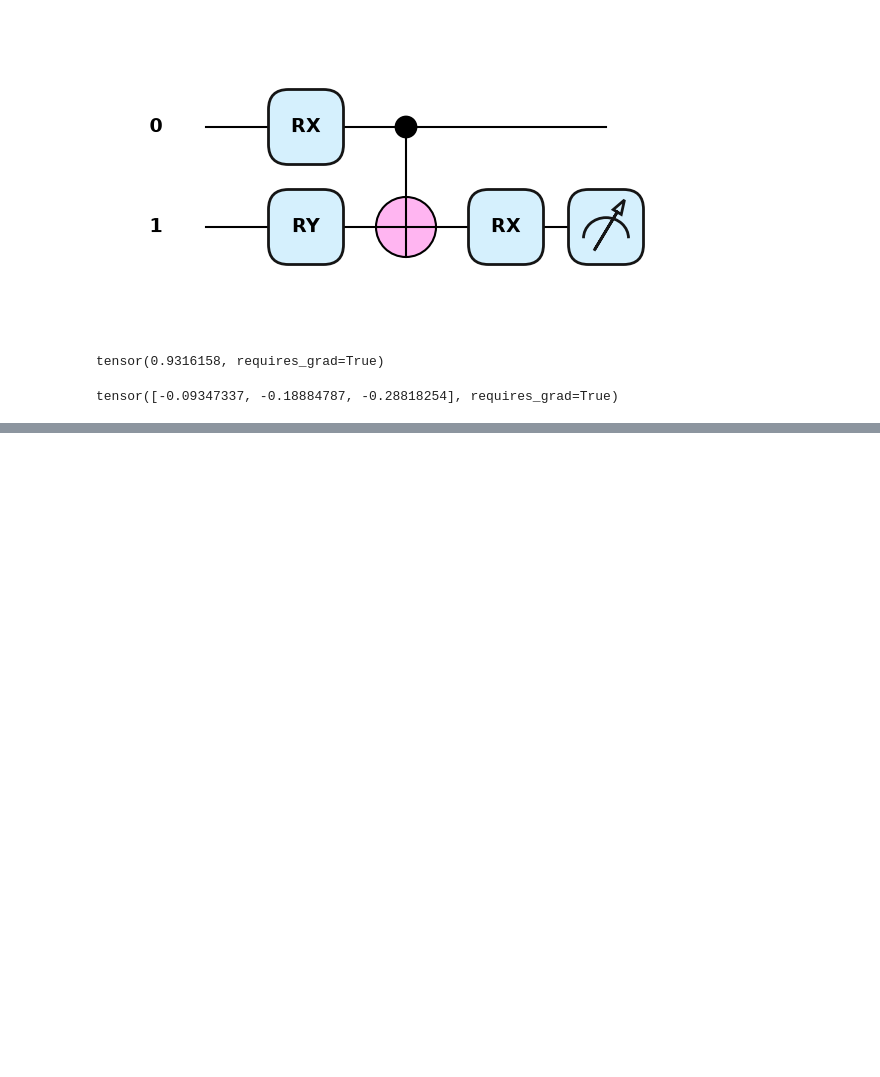
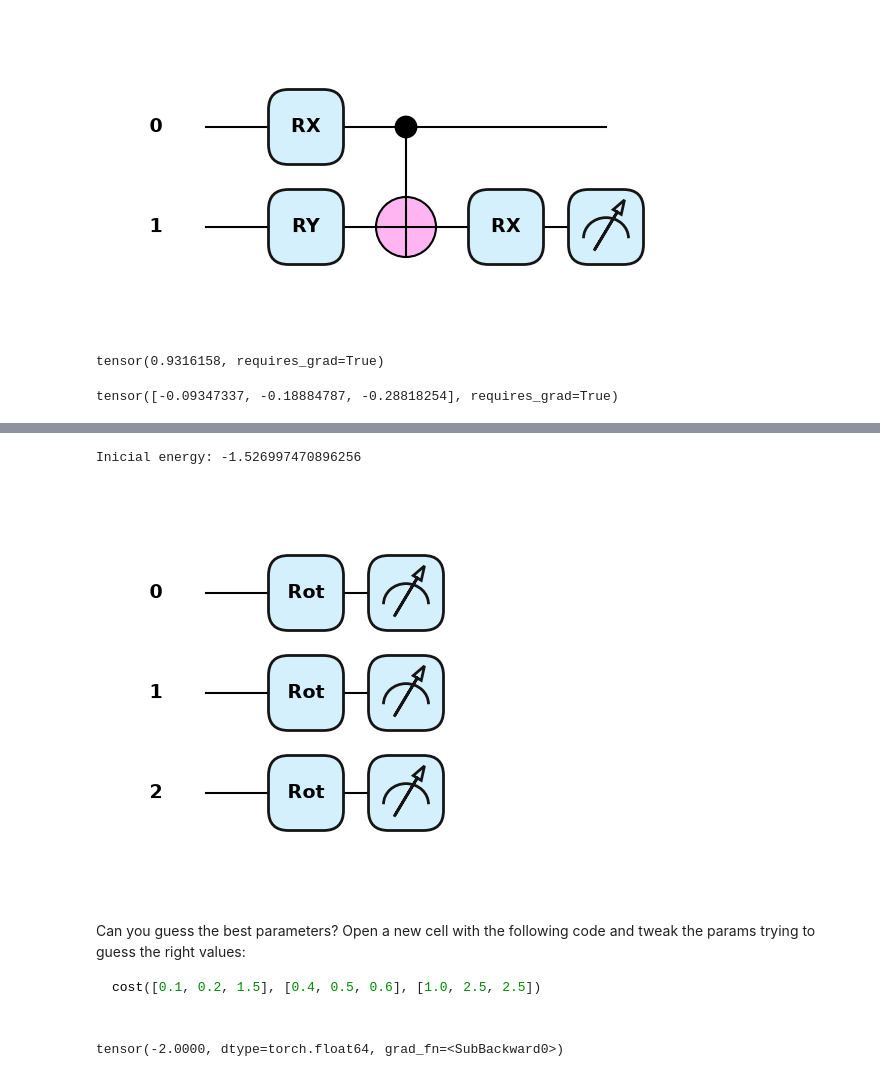
Before and after one commit to IraitzM/qml-dpg-2026, a Jupyter notebook: Session 1/1.2-Going variational.ipynb, the cells around one changed output, grey strips where cells are left out. Saved outputs shown, nothing was run; the diff lists cells and outputs as text; code cells hidden in the pictures; blank space fills up the shorter version.

````diff
--- a/Session 1/1.2-Going variational.ipynb
+++ b/Session 1/1.2-Going variational.ipynb
@@ -199,0 +210,44 @@ Much more convenient and simpler to use... Checkout: https://docs.pennylane.ai/e
+# %%
+import torch
+from torch.autograd import Variable
+
+dev = qml.device("default.qubit", wires=3)
+
+@qml.qnode(dev, interface="torch")
+def circuit(p0, p1, p2):
+    # We use the general Rot(phi,theta,omega,wires) single-qubit operation
+    qml.Rot(p0[0], p0[1], p0[2], wires=0)
+    qml.Rot(p1[0], p1[1], p1[2], wires=1)
+    qml.Rot(p2[0], p2[1], p2[2], wires=2)
+    return [qml.expval(qml.PauliZ(i)) for i in range(3)]
+
+def cost(var0, var1, var2):
+    # Hamiltonian Energy (H)
+    # > the circuit function returns a numpy array of Pauli-Z expectation values
+    spins = circuit(var0, var1, var2)
+
+    # the expectation value of Pauli-Z is +1 for spin up and -1 for spin down
+    energy = -(1 * spins[0] * spins[1]) - (-1 * spins[1] * spins[2])
+    return energy
+# %%
+torch.manual_seed(56)
+p0 = Variable((np.pi * torch.rand(3, dtype=torch.float64)), requires_grad=True)
+p1 = Variable((np.pi * torch.rand(3, dtype=torch.float64)), requires_grad=True)
+p2 = Variable((np.pi * torch.rand(3, dtype=torch.float64)), requires_grad=True)
+
+var_init = [p0, p1, p2]
+cost_init = cost(p0, p1, p2)
+
+print(f"Initial energy: {cost_init}")
+qml.drawer.use_style("pennylane")
+qml.draw_mpl(circuit)(p0, p1, p2);
+# %% [output]
+Inicial energy: -1.526997470896256
+[figure, added]
+# %% [markdown]
+Can you guess the best parameters? Open a new cell with the following code and tweak the params trying to guess the right values:
+
+```py
+cost([0.1, 0.2, 1.5], [0.4, 0.5, 0.6], [1.0, 2.5, 2.5])
+
+```
@@ -199,0 +277,5 @@ Much more convenient and simpler to use... Checkout: https://docs.pennylane.ai/e
+# %%
+params = opt.param_groups[0]["params"]
+print(cost(*params))
+# %% [output]
+tensor(-2.0000, dtype=torch.float64, grad_fn=<SubBackward0>)
````
Also changed, not shown: parts of 9 cells of this notebook, 5 other files.
